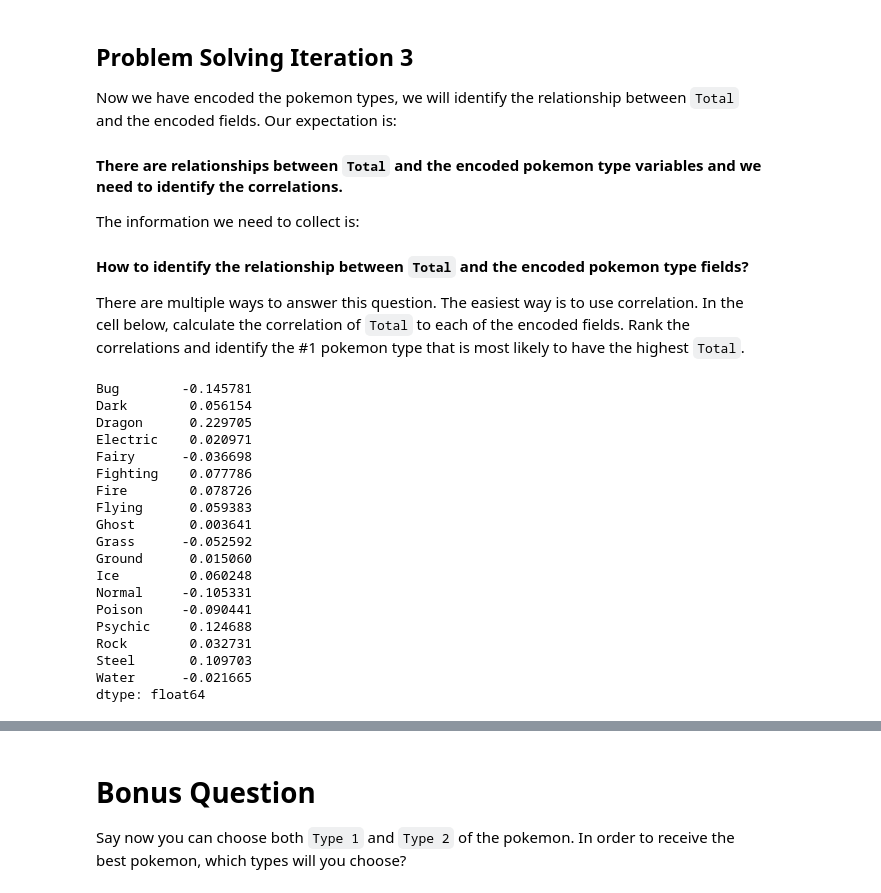
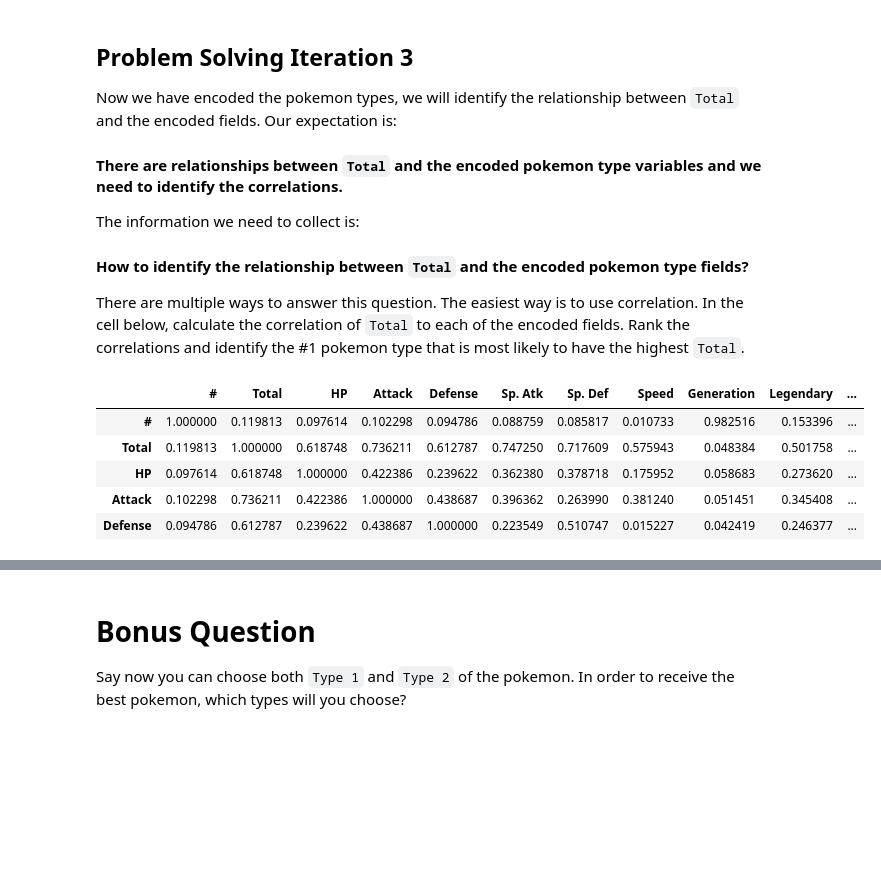
Before and after one commit to Ironhack-Data-Madrid-Octubre-2023/2.3-lab_df_calculation_and_transformation, a Jupyter notebook: your-code/challenge-2.ipynb, the cells around one changed output, grey strips where cells are left out. Drawn from its saved outputs; the diff is of its cells as text; code cells hidden in the pictures; blank space fills up the shorter version.

```diff
--- a/your-code/challenge-2.ipynb
+++ b/your-code/challenge-2.ipynb
@@ -172,26 +172,12 @@ The information we need to collect is:
 #### How to identify the relationship between `Total` and the encoded pokemon type fields?
 
 There are multiple ways to answer this question. The easiest way is to use correlation. In the cell below, calculate the correlation of `Total` to each of the encoded fields. Rank the correlations and identify the #1 pokemon type that is most likely to have the highest `Total`.
-# %%
-correlations = encoded_types.corrwith(pokemon["Total"])
-correlations
-# %% [output]
-Bug        -0.145781
-Dark        0.056154
-Dragon      0.229705
-Electric    0.020971
-Fairy      -0.036698
-Fighting    0.077786
-Fire        0.078726
-Flying      0.059383
-Ghost       0.003641
-Grass      -0.052592
-Ground      0.015060
-Ice         0.060248
-Normal     -0.105331
-Poison     -0.090441
-Psychic     0.124688
-Rock        0.032731
-Steel       0.109703
-Water      -0.021665
-dtype: float64
+# %%
+pokemon_and_encoded_types.corr().head()
+# %% [output]
+|  | # | Total | HP | Attack | Defense | Sp. Atk | Sp. Def | Speed | Generation | Legendary | ... |
+| # | 1.000000 | 0.119813 | 0.097614 | 0.102298 | 0.094786 | 0.088759 | 0.085817 | 0.010733 | 0.982516 | 0.153396 | ... |
+| Total | 0.119813 | 1.000000 | 0.618748 | 0.736211 | 0.612787 | 0.747250 | 0.717609 | 0.575943 | 0.048384 | 0.501758 | ... |
+| HP | 0.097614 | 0.618748 | 1.000000 | 0.422386 | 0.239622 | 0.362380 | 0.378718 | 0.175952 | 0.058683 | 0.273620 | ... |
+| Attack | 0.102298 | 0.736211 | 0.422386 | 1.000000 | 0.438687 | 0.396362 | 0.263990 | 0.381240 | 0.051451 | 0.345408 | ... |
+| Defense | 0.094786 | 0.612787 | 0.239622 | 0.438687 | 1.000000 | 0.223549 | 0.510747 | 0.015227 | 0.042419 | 0.246377 | ... |
```
Also changed, not shown: parts of 4 cells of this notebook.
